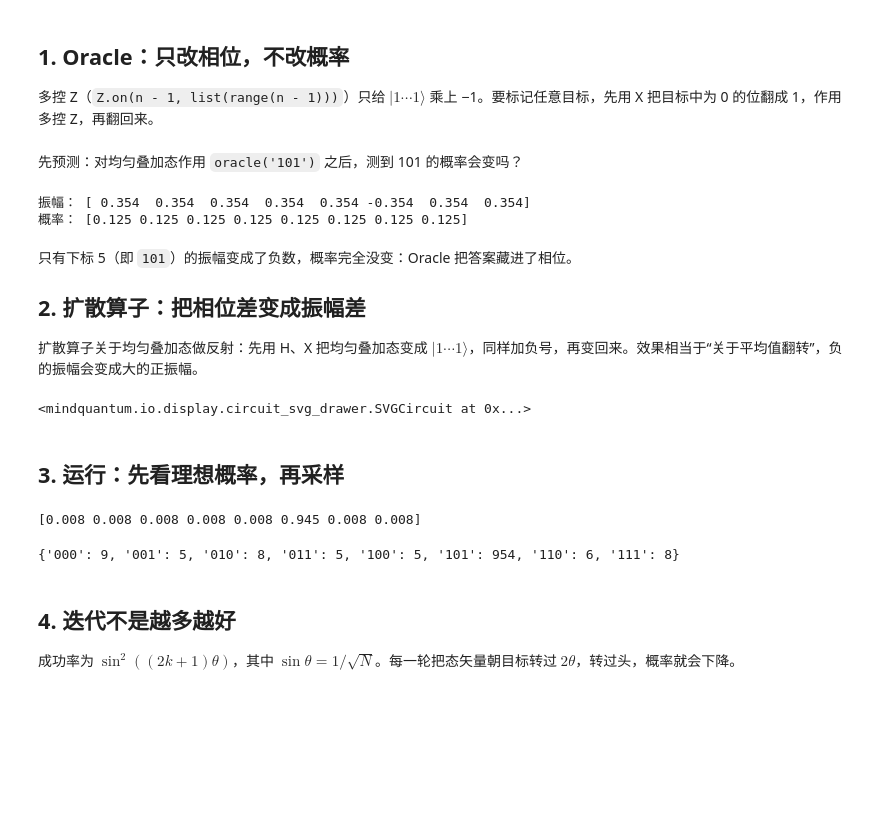
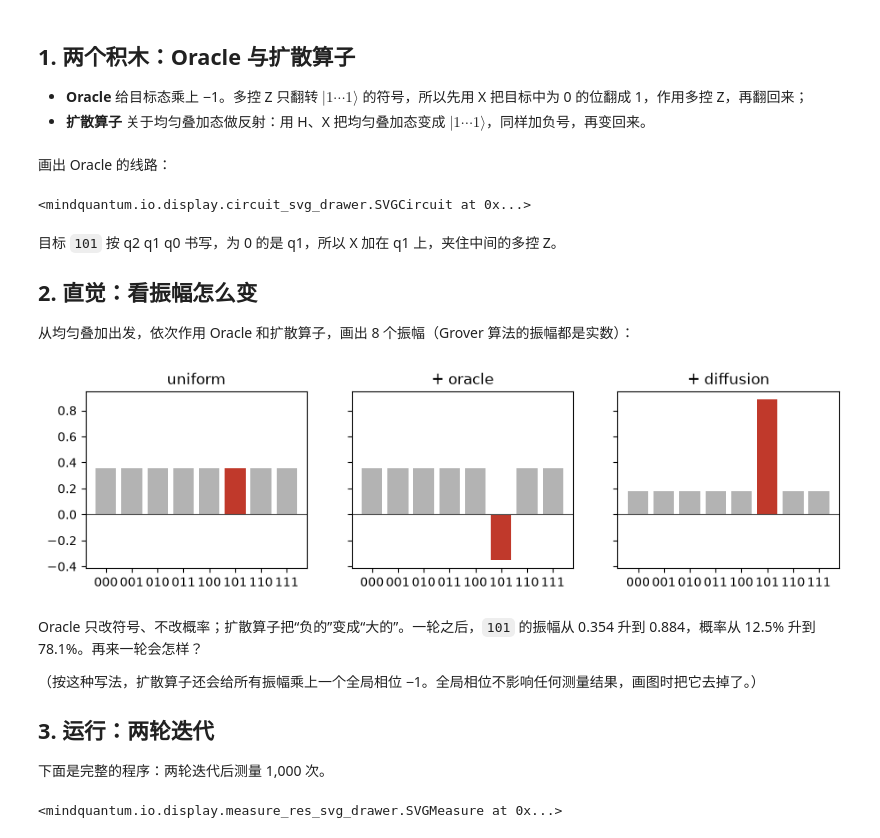
Before and after one commit to MindQuantum-HiQ/mq-env, a Jupyter notebook: solutions/02.Grover搜索.ipynb, the cells around one changed output. Cells and saved outputs as stored; diff of their text form; code cells hidden in the pictures; blank space fills up the shorter version.

```diff
--- a/solutions/02.Grover搜索.ipynb
+++ b/solutions/02.Grover搜索.ipynb
@@ -16,9 +13,10 @@ import matplotlib.pyplot as plt
 from mindquantum import Circuit, UN, H, X, Z, Simulator
 from mqlab import check
 # %% [markdown]
-## 1. Oracle：只改相位，不改概率
+## 1. 两个积木：Oracle 与扩散算子
 
-多控 Z（`Z.on(n - 1, list(range(n - 1)))`）只给 $|1\cdots1\rangle$ 乘上 −1。要标记任意目标，先用 X 把目标中为 0 的位翻成 1，作用多控 Z，再翻回来。
+- **Oracle** 给目标态乘上 −1。多控 Z 只翻转 $|1\cdots1\rangle$ 的符号，所以先用 X 把目标中为 0 的位翻成 1，作用多控 Z，再翻回来；
+- **扩散算子** 关于均匀叠加态做反射：用 H、X 把均匀叠加态变成 $|1\cdots1\rangle$，同样加负号，再变回来。
 # %%
 def oracle(target):              # |target⟩ → −|target⟩
     n = len(target)
@@ -31,55 +42,46 @@ def oracle(target):              # |target⟩ → −|target⟩
 # %% [markdown]
-先预测：对均匀叠加态作用 `oracle('101')` 之后，测到 101 的概率会变吗？
+画出 Oracle 的线路：
 # %%
-sim = Simulator('mqvector', 3)
-sim.apply_circuit(UN(H, 3) + oracle('101'))
-amp = sim.get_qs().real
-print('振幅：', amp.round(3))
-print('概率：', (amp ** 2).round(3))
+oracle('101').svg()
 # %% [output]
-振幅： [ 0.354  0.354  0.354  0.354  0.354 -0.354  0.354  0.354]
-概率： [0.125 0.125 0.125 0.125 0.125 0.125 0.125 0.125]
+<mindquantum.io.display.circuit_svg_drawer.SVGCircuit at 0x...>
 # %% [markdown]
-只有下标 5（即 `101`）的振幅变成了负数，概率完全没变：Oracle 把答案藏进了相位。
+目标 `101` 按 q2 q1 q0 书写，为 0 的是 q1，所以 X 加在 q1 上，夹住中间的多控 Z。
 
-## 2. 扩散算子：把相位差变成振幅差
+## 2. 直觉：看振幅怎么变
 
-扩散算子关于均匀叠加态做反射：先用 H、X 把均匀叠加态变成 $|1\cdots1\rangle$，同样加负号，再变回来。效果相当于“关于平均值翻转”，负的振幅会变成大的正振幅。
+从均匀叠加出发，依次作用 Oracle 和扩散算子，画出 8 个振幅（Grover 算法的振幅都是实数）：
 # %%
-def diffusion(n):                # 关于均匀叠加态反射
-    c = UN(H, n) + UN(X, n)
-    c += Z.on(n - 1, list(range(n - 1)))   # 多控 Z
-    return c + UN(X, n) + UN(H, n)
+stages = {'uniform': UN(H, 3)}
+stages['+ oracle'] = stages['uniform'] + oracle('101')
+stages['+ diffusion'] = stages['+ oracle'] + diffusion(3)
 
-def grover(target, k):
-    n = len(target)
-    circ = UN(H, n)              # 均匀叠加
-    for _ in range(k):           # k 次 Grover 迭代
-        circ += oracle(target)
-        circ += diffusion(n)
-    return circ
-
-grover('101', 1).svg()
+fig, axes = plt.subplots(1, 3, figsize=(11, 2.6), sharey=True)
+for ax, (name, c) in zip(axes, stages.items()):
+    sim = Simulator('mqvector', 3)
+    sim.apply_circuit(c)
+    amp = sim.get_qs().real
+    amp *= np.sign(amp[0])               # 去掉全局相位（见下文）
+    colors = ['#c0392b' if i == 5 else '0.7' for i in range(8)]
+    ax.bar([f'{i:03b}' for i in range(8)], amp, color=colors)
+    ax.axhline(0, color='0.3', lw=0.8)
+    ax.set_title(name)
+plt.show()
 # %% [output]
-<mindquantum.io.display.circuit_svg_drawer.SVGCircuit at 0x...>
+[figure, added]
 # %% [markdown]
-## 3. 运行：先看理想概率，再采样
+Oracle 只改符号、不改概率；扩散算子把“负的”变成“大的”。一轮之后，`101` 的振幅从 0.354 升到 0.884，概率从 12.5% 升到 78.1%。再来一轮会怎样？
+
+（按这种写法，扩散算子还会给所有振幅乘上一个全局相位 −1。全局相位不影响任何测量结果，画图时把它去掉了。）
+
+## 3. 运行：两轮迭代
+
+下面是完整的程序：两轮迭代后测量 1,000 次。
 # %%
 circ = grover('101', k=2)
+circ.measure_all()
 sim = Simulator('mqvector', circ.n_qubits)
-sim.apply_circuit(circ)
-probs = np.abs(sim.get_qs()) ** 2
-print(probs.round(3))            # 下标 5 = '101'
+res = sim.sampling(circ, shots=1000, seed=7)
+res.svg()
 # %% [output]
-[0.008 0.008 0.008 0.008 0.008 0.945 0.008 0.008]
+<mindquantum.io.display.measure_res_svg_drawer.SVGMeasure at 0x...>
-# %%
-circ.measure_all()
-sim.reset()                      # 先复位，再采样
-res = sim.sampling(circ, shots=1000, seed=7)
-print(res.data)
-# %% [output]
-{'000': 9, '001': 5, '010': 8, '011': 5, '100': 5, '101': 954, '110': 6, '111': 8}
-# %% [markdown]
-## 4. 迭代不是越多越好
-
-成功率为 $\sin^2((2k+1)\theta)$，其中 $\sin\theta = 1/\sqrt{N}$。每一轮把态矢量朝目标转过 $2\theta$，转过头，概率就会下降。
```
Also changed, not shown: parts of 17 cells of this notebook, 18 other files.
